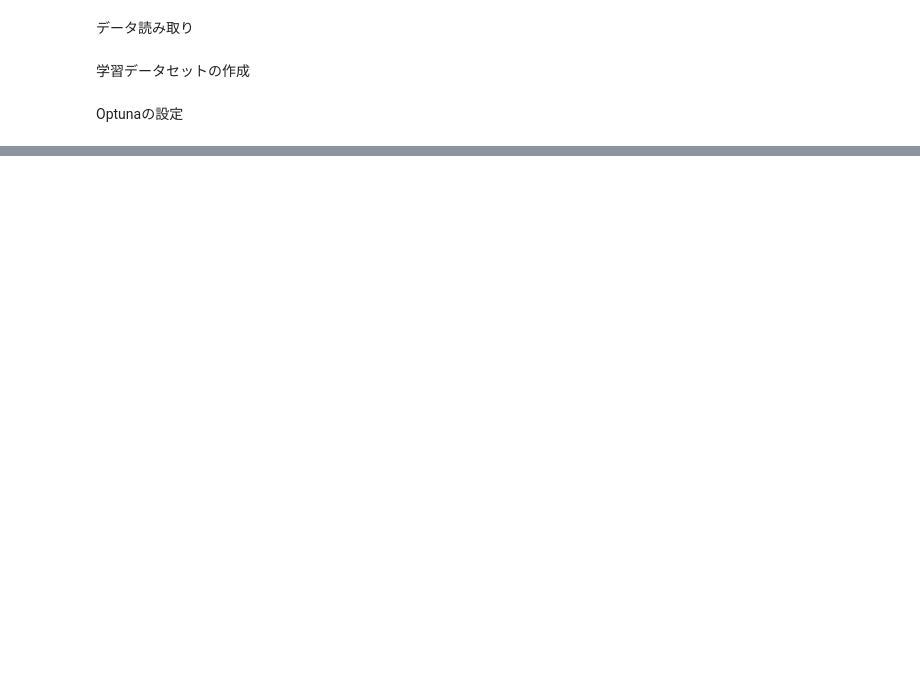
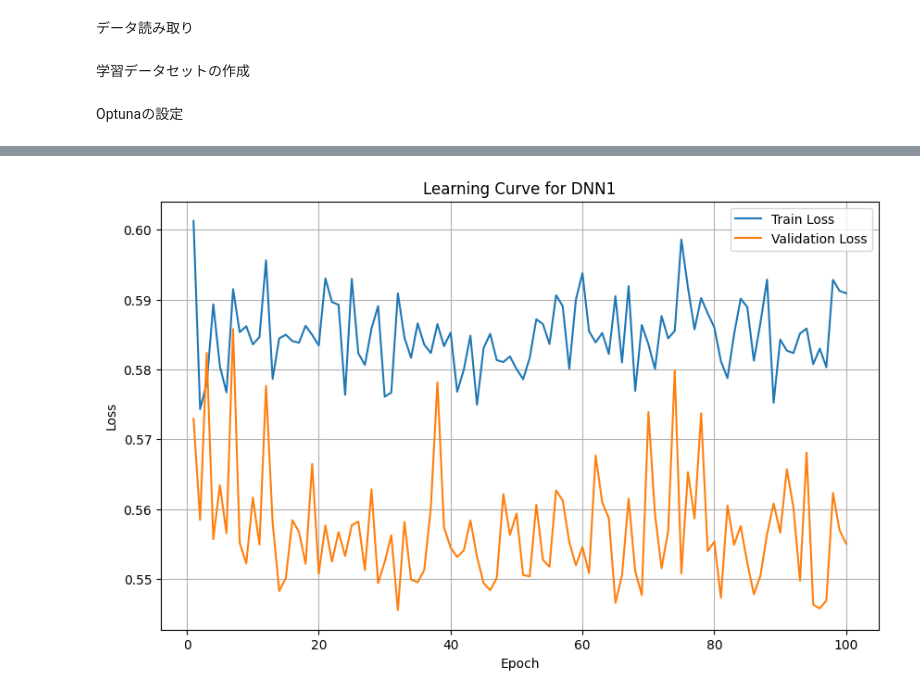
Before and after one commit to KasaharaGen/DengueFeverdetection, a Jupyter notebook: src/nn_model/DNN_3.ipynb, the cells around one changed output, grey strips where cells are left out. Saved outputs shown, nothing was run; the diff lists cells and outputs as text; code cells hidden in the pictures; blank space fills up the shorter version.

```diff
--- a/src/nn_model/DNN_3.ipynb
+++ b/src/nn_model/DNN_3.ipynb
@@ -32,13 +32,13 @@ X_val_tensor = torch.tensor(X_val, dtype=torch.float32)
 y_val_tensor = torch.tensor(y_val, dtype=torch.float32)
 # %%
 class DNN_3(nn.Module):
-    def __init__(self, input_dim,hidden_units,dropout1,dropout2,dropout3,dropout4):
+    def __init__(self, input_dim,hidden_units1,hidden_units2,hidden_units3,hidden_units4,dropout1,dropout2,dropout3,dropout4):
         super(DNN_3, self).__init__()
-        self.layer1 = nn.Linear(input_dim,hidden_units)
-        self.layer2 = nn.Linear(hidden_units,hidden_units)
-        self.layer3 = nn.Linear(hidden_units, hidden_units)
-        self.layer4 = nn.Linear(hidden_units, hidden_units)
-        self.output_layer = nn.Linear(hidden_units, 1)
+        self.layer1 = nn.Linear(input_dim,hidden_units1)
+        self.layer2 = nn.Linear(hidden_units1,hidden_units2)
+        self.layer3 = nn.Linear(hidden_units2, hidden_units3)
+        self.layer4 = nn.Linear(hidden_units3, hidden_units4)
+        self.output_layer = nn.Linear(hidden_units4, 1)
 
         self.dropout1 = nn.Dropout(dropout1)
         self.dropout2 = nn.Dropout(dropout2)
@@ -46,10 +46,10 @@ class DNN_3(nn.Module):
         self.dropout4 = nn.Dropout(dropout4)
 
 
-        self.bn1 = nn.BatchNorm1d(hidden_units)
-        self.bn2 = nn.BatchNorm1d(hidden_units)
-        self.bn3 = nn.BatchNorm1d(hidden_units)
-        self.bn4 = nn.BatchNorm1d(hidden_units)
+        self.bn1 = nn.BatchNorm1d(hidden_units1)
+        self.bn2 = nn.BatchNorm1d(hidden_units2)
+        self.bn3 = nn.BatchNorm1d(hidden_units3)
+        self.bn4 = nn.BatchNorm1d(hidden_units4)
 
 
 
@@ -203,11 +214,14 @@ Specificity: 0.6578
 # %%
 best_params=study.best_params
 model = DNN_3(input_dim=X_train_tensor.shape[1],
-              hidden_units=best_params["hidden_units"],
+              hidden_units1=best_params["hidden_units1"],
+              hidden_units2=best_params["hidden_units2"],
+              hidden_units3=best_params["hidden_units3"],
+              hidden_units4=best_params["hidden_units4"],
               dropout1=best_params["dropout1"],
               dropout2=best_params["dropout2"],
               dropout3=best_params["dropout3"],
-              dropout4=best_params["dropout4"])
+              dropout4=best_params["dropout4"]).to(device)
 # 最適化と訓練を実行
 optimizer = optim.Adam(model.parameters(), lr=best_params["learning_rate"],weight_decay=best_params["weight_decay"])
 criterion = nn.BCELoss()
@@ -261,3 +275,4 @@ plt.title('Learning Curve for DNN1')
 plt.legend()
 plt.grid()
 plt.show()
+# %% [output]
@@ -264,3 +296,4 @@ plt.show()
+[figure, added]
 # %%
 model.eval()
 with torch.no_grad():
```
Also changed, not shown: parts of 5 cells of this notebook, 12 other files.
